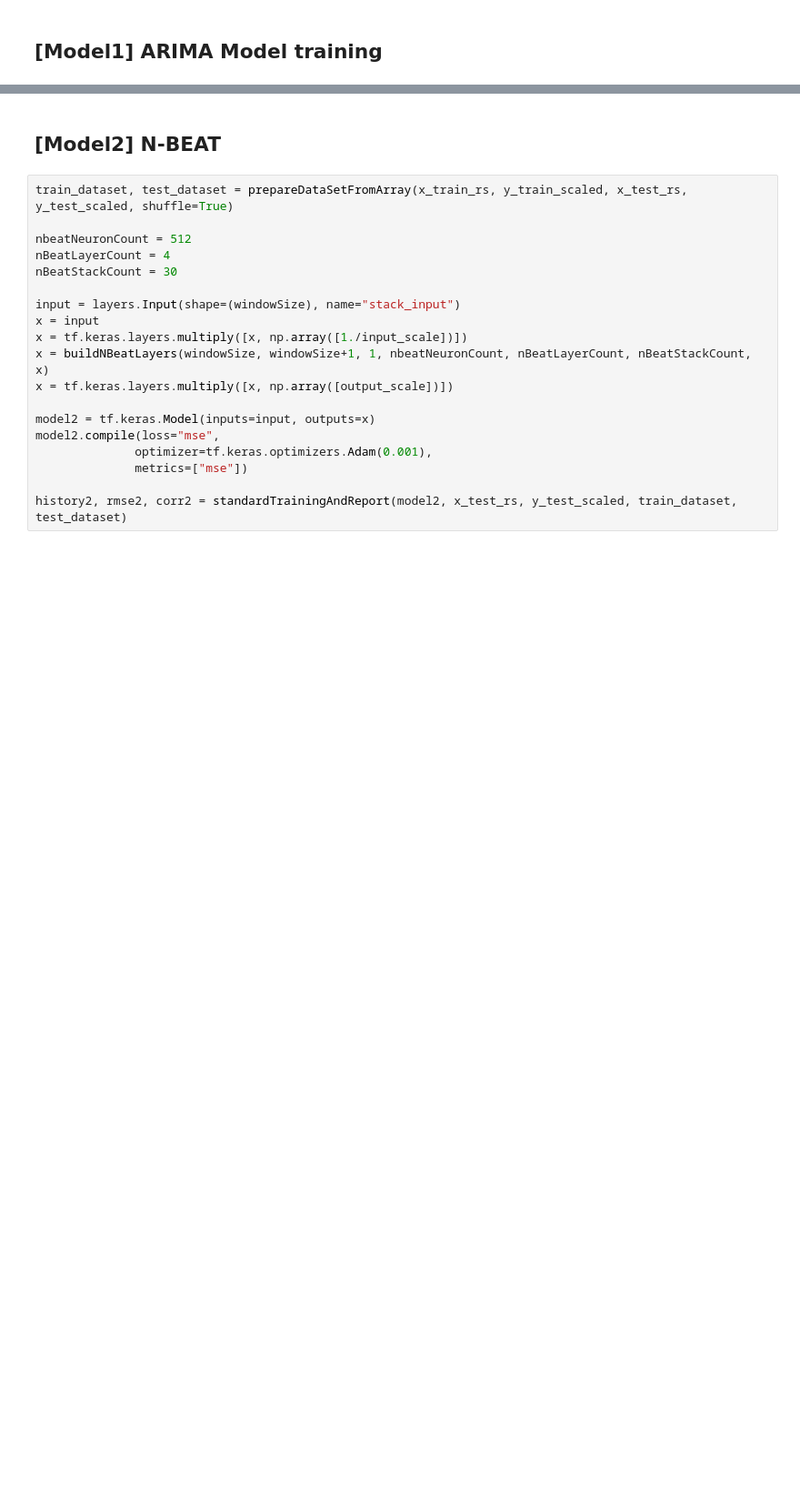
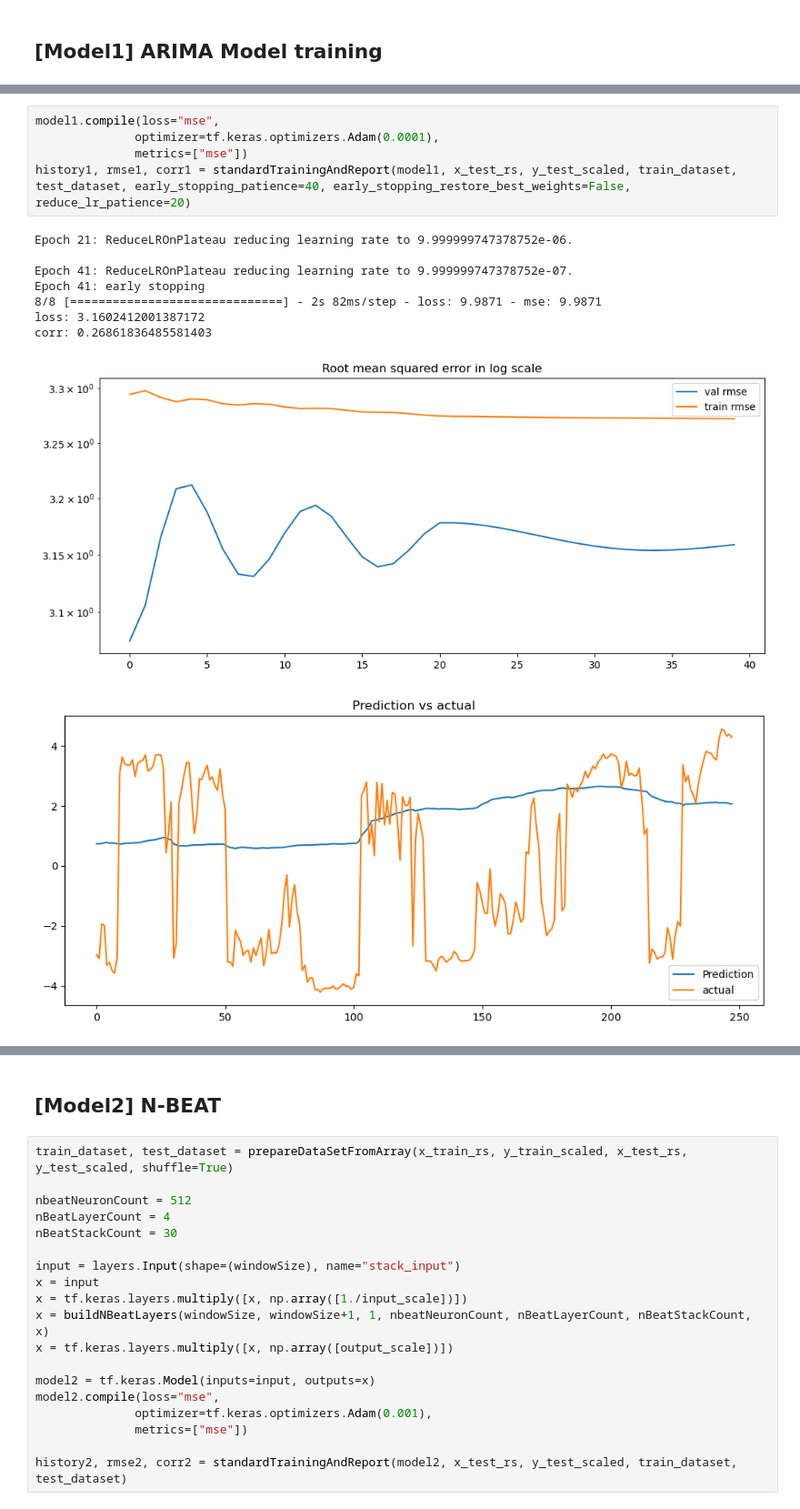
Before and after one commit to wwboy6/dl-btc-bnb, a Jupyter notebook: 08-pof-resampling.ipynb, the cells around one changed output, grey strips where cells are left out. Shown: that part at 91% size. Saved outputs shown, nothing was run; the diff lists cells and outputs as text; blank space fills up the shorter version.

```diff
--- a/08-pof-resampling.ipynb
+++ b/08-pof-resampling.ipynb
@@ -246,3 +241,18 @@ corr: 0.28214630900980914
+# %%
+model1.compile(loss="mse",
+              optimizer=tf.keras.optimizers.Adam(0.0001),
+              metrics=["mse"])
+history1, rmse1, corr1 = standardTrainingAndReport(model1, x_test_rs, y_test_scaled, train_dataset, test_dataset, early_stopping_patience=40, early_stopping_restore_best_weights=False, reduce_lr_patience=20)
+# %% [output]
+Epoch 21: ReduceLROnPlateau reducing learning rate to 9.999999747378752e-06.
+
+Epoch 41: ReduceLROnPlateau reducing learning rate to 9.999999747378752e-07.
+Epoch 41: early stopping
+8/8 [==============================] - 2s 82ms/step - loss: 9.9871 - mse: 9.9871
+loss: 3.1602412001387172
+corr: 0.26861836485581403
+[figure, added]
+[figure, added]
 # %%
 # check the training performance
 
```
Also changed, not shown: parts of 8 cells of this notebook.
